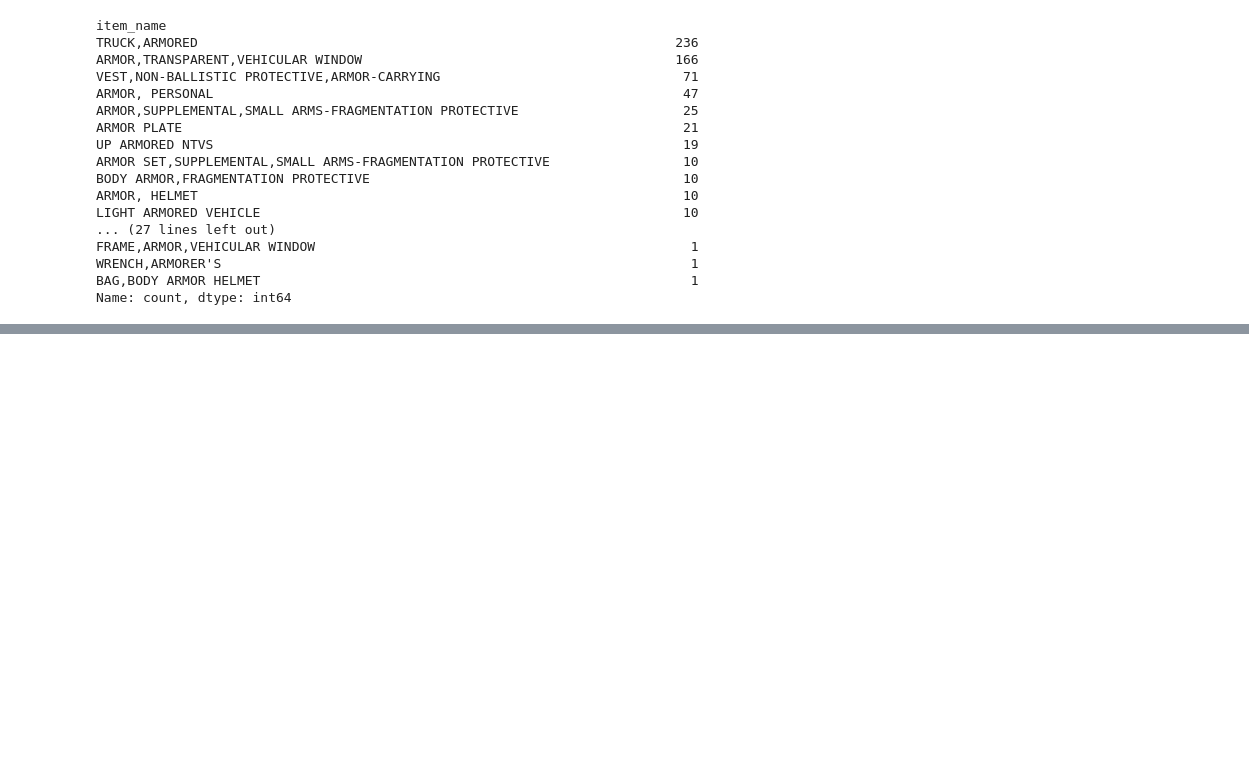
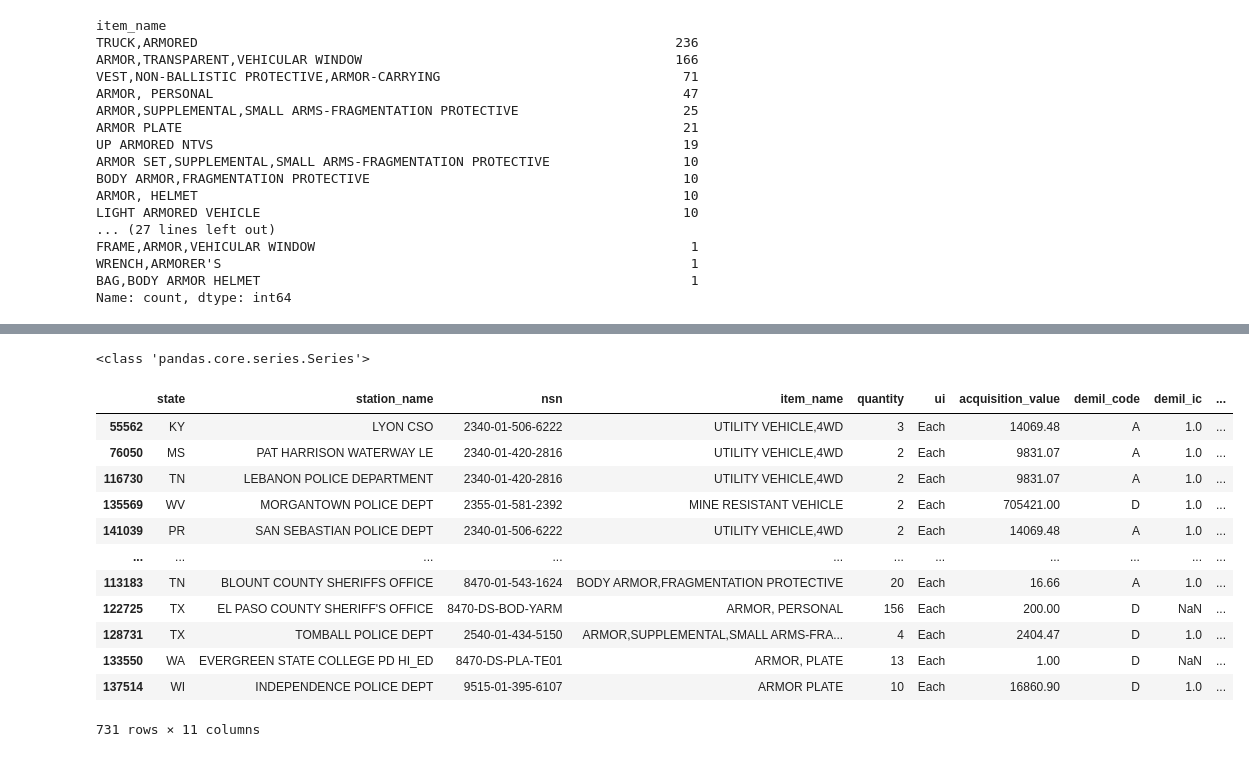
Before and after one commit to cat-mang/Mil_to_LawEnforcement, a Jupyter notebook: notebook.ipynb, the cells around one changed output, grey strips where cells are left out. Drawn from its saved outputs; the diff is of its cells as text; code cells hidden in the pictures; blank space fills up the shorter version.

```diff
--- a/notebook.ipynb
+++ b/notebook.ipynb
@@ -128,0 +225,23 @@ mult_df.head()
+# %%
+quant_bool.iloc[0]['quantity']
+new_df = quant_bool.iloc[3].copy() * quant_bool.iloc[3]['quantity']
+# %% [output]
+<class 'pandas.core.series.Series'>
+# %%
+#Multiply quantity
+
+example_df.loc[example_df['quantity'] > 1]
+# %% [output]
+|  | state | station_name | nsn | item_name | quantity | ui | acquisition_value | demil_code | demil_ic | ... |
+| 55562 | KY | LYON CSO | 2340-01-506-6222 | UTILITY VEHICLE,4WD | 3 | Each | 14069.48 | A | 1.0 | ... |
+| 76050 | MS | PAT HARRISON WATERWAY LE | 2340-01-420-2816 | UTILITY VEHICLE,4WD | 2 | Each | 9831.07 | A | 1.0 | ... |
+| 116730 | TN | LEBANON POLICE DEPARTMENT | 2340-01-420-2816 | UTILITY VEHICLE,4WD | 2 | Each | 9831.07 | A | 1.0 | ... |
+| 135569 | WV | MORGANTOWN POLICE DEPT | 2355-01-581-2392 | MINE RESISTANT VEHICLE | 2 | Each | 705421.00 | D | 1.0 | ... |
+| 141039 | PR | SAN SEBASTIAN POLICE DEPT | 2340-01-506-6222 | UTILITY VEHICLE,4WD | 2 | Each | 14069.48 | A | 1.0 | ... |
+| ... | ... | ... | ... | ... | ... | ... | ... | ... | ... | ... |
+| 113183 | TN | BLOUNT COUNTY SHERIFFS OFFICE | 8470-01-543-1624 | BODY ARMOR,FRAGMENTATION PROTECTIVE | 20 | Each | 16.66 | A | 1.0 | ... |
+| 122725 | TX | EL PASO COUNTY SHERIFF'S OFFICE | 8470-DS-BOD-YARM | ARMOR, PERSONAL | 156 | Each | 200.00 | D | NaN | ... |
+| 128731 | TX | TOMBALL POLICE DEPT | 2540-01-434-5150 | ARMOR,SUPPLEMENTAL,SMALL ARMS-FRA... | 4 | Each | 2404.47 | D | 1.0 | ... |
+| 133550 | WA | EVERGREEN STATE COLLEGE PD HI_ED | 8470-DS-PLA-TE01 | ARMOR, PLATE | 13 | Each | 1.00 | D | NaN | ... |
+| 137514 | WI | INDEPENDENCE POLICE DEPT | 9515-01-395-6107 | ARMOR PLATE | 10 | Each | 16860.90 | D | 1.0 | ... |
+731 rows × 11 columns
```
Also changed, not shown: parts of 9 cells of this notebook.
